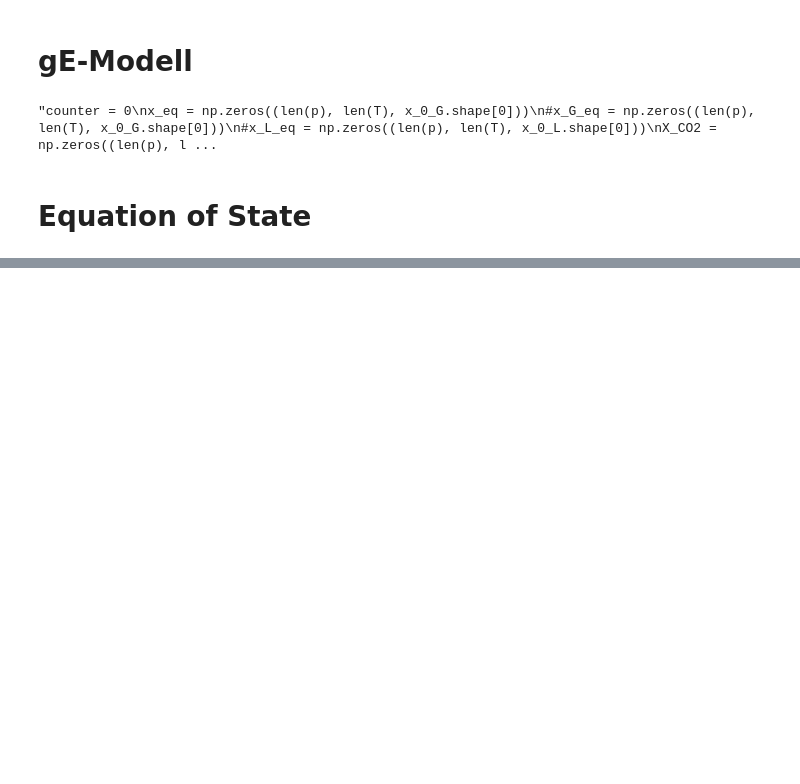
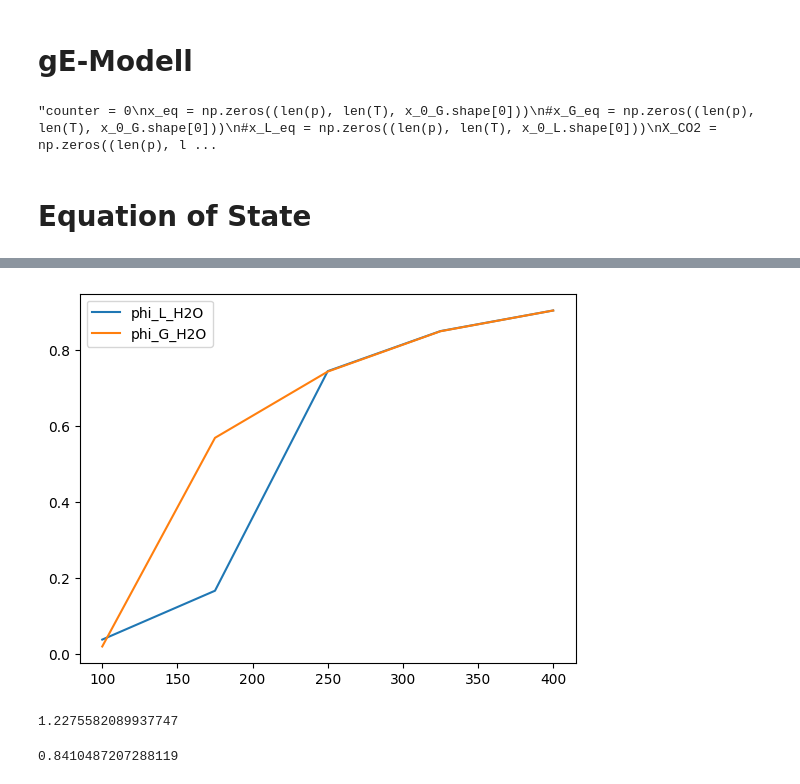
Before and after one commit to ChemRxnEngLab/GibbsEnergyMinimizationModel, a Jupyter notebook: methANNol.ipynb, the cells around one changed output, grey strips where cells are left out. Drawn from its saved outputs; the diff is of its cells as text; code cells hidden in the pictures; blank space fills up the shorter version.

```diff
--- a/methANNol.ipynb
+++ b/methANNol.ipynb
@@ -31,24 +56,23 @@ x.shape
 # %%
-T = np.linspace(100, 400, 25) + 273.15
-p = np.array(([1, 10, 30, 50, 100])) * 1e5
+T = np.linspace(100, 400, 5) + 273.15
+#T = np.array([400]) + 273.15 # K
+p = np.array(([100])) * 1e5
 x_0_G = np.array([
     0.25, # CO2
     0.75-4e-20, # H2
     1e-20, # H2O
+    1e-20, # CO
     1e-20,
     1e-20,
-    1e-20,
-    #1e-20,
-    #1e-20,
 ])
 
 x_0_L = np.array([
     1e-20, # H2O
     1e-20, # MeOH
-    #1e-20, # H2O
-    #1e-20,
-    #1e-20,
-    #1e-20,
+    1e-20, # H2O
+    1e-20,
+    1e-20,
+    1e-20,
     #0,
     #0,
 ])
@@ -95,0 +173,23 @@ for i in range(len(p)):
+# %%
+# plot phi_L and phi_G vs T
+plt.figure()
+#plt.plot(T-273.15, phi_L[0, :, 4], label='phi_L_MeOH')
+#plt.plot(T-273.15, phi_G[0, :, 4], label='phi_G_MeOH')
+#plt.plot(T-273.15, phi_L[0, :, 0], label='phi_L_CO2')
+#plt.plot(T-273.15, phi_G[0, :, 0], label='phi_G_CO2')
+#plt.plot(T-273.15, phi_L[0, :, 1], label='phi_L_H2')
+#plt.plot(T-273.15, phi_G[0, :, 1], label='phi_G_H2')
+plt.plot(T-273.15, phi_L[0, :, 2], label='phi_L_H2O')
+plt.plot(T-273.15, phi_G[0, :, 2], label='phi_G_H2O')
+plt.legend()
+plt.show()
+# %% [output]
+[figure, added]
+# %%
+print(phi_G[0, 0, 0] * x_G_eq[0, 0, 0])
+# %% [output]
+1.2275582089937747
+# %%
+print(phi_L[0, 0, 0]*x_L_eq[0, 0, 0])
+# %% [output]
+0.8410487207288119
```
Also changed, not shown: parts of 21 cells of this notebook, 11 other files.
